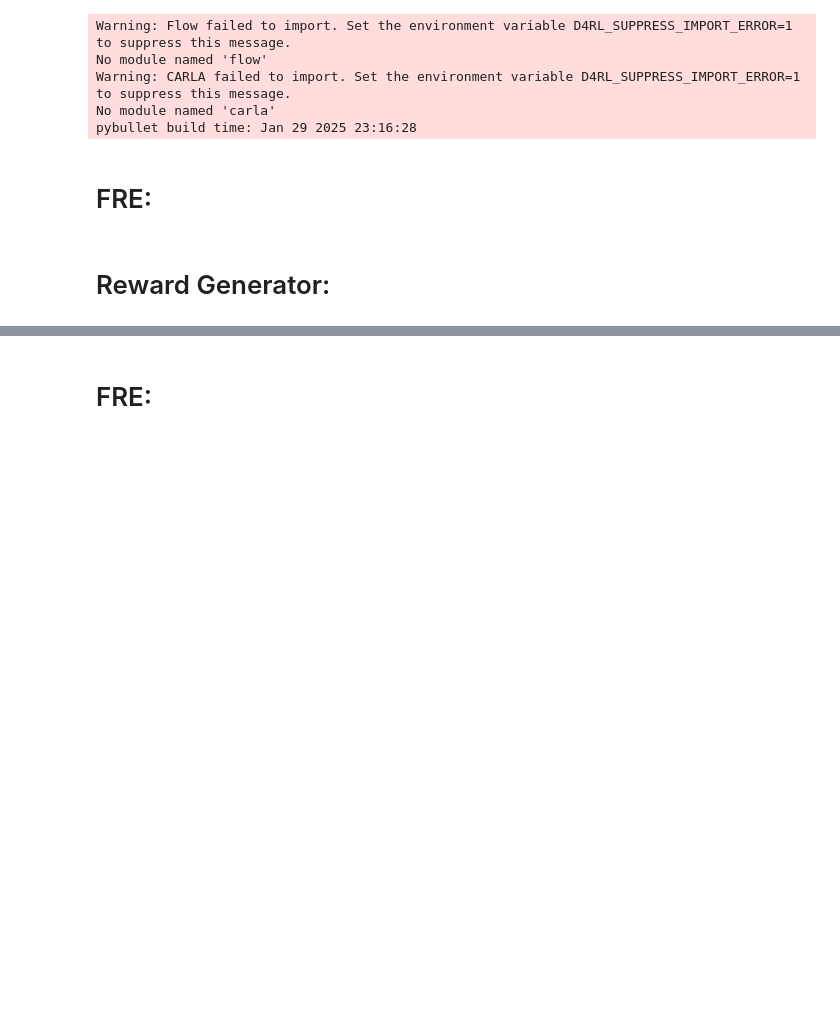
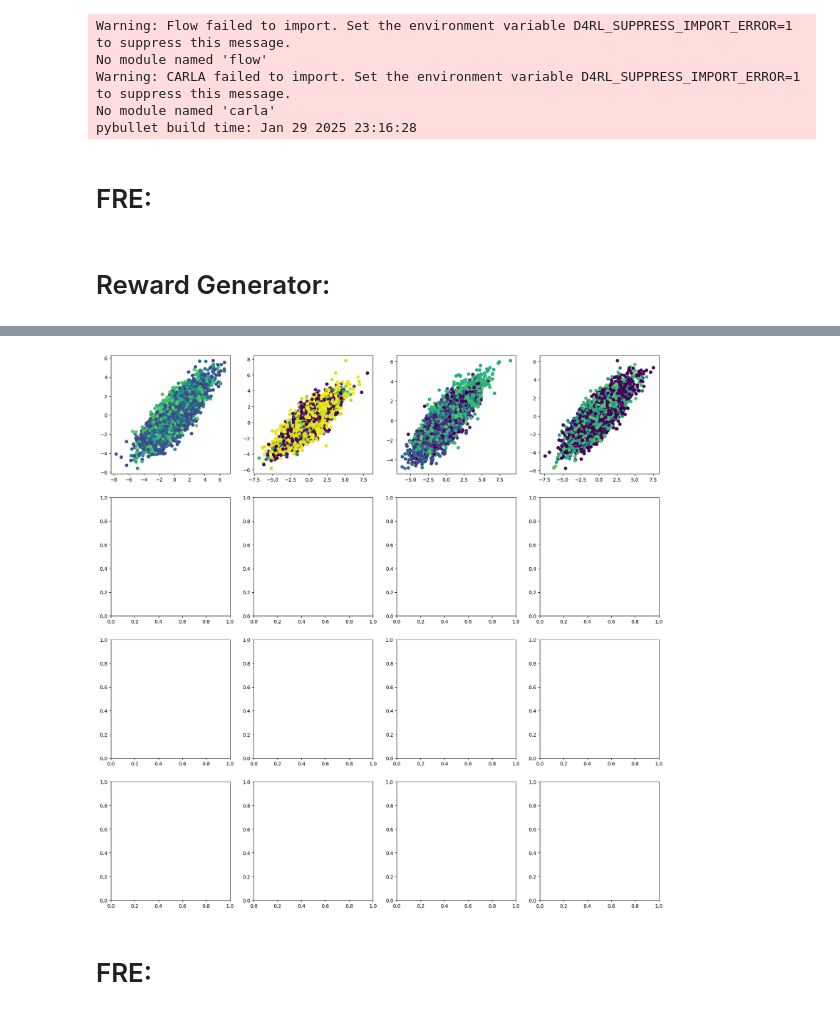
Before and after one commit to TheSun00000/fre_experiments, a Jupyter notebook: offline_fre+dmc.ipynb, the cells around one changed output, grey strips where cells are left out. Saved outputs shown, nothing was run; the diff lists cells and outputs as text; code cells hidden in the pictures; blank space fills up the shorter version.

```diff
--- a/offline_fre+dmc.ipynb
+++ b/offline_fre+dmc.ipynb
@@ -793,13 +797,15 @@ def sample_reward_function_fre_RG(batch_size, num_random_samples):
 
     return reward_params, random_states, random_states_rewards, mask
 # %%
-# fig, axs = plt.subplots(4, 4, figsize=(20, 20))
-# axs = axs.flatten()
+fig, axs = plt.subplots(4, 4, figsize=(20, 20))
+axs = axs.flatten()
 
-# reward_params, random_states, random_states_rewards, mask = sample_reward_function_fre_RG(batch_size=4, num_random_samples=10000)
+reward_params, random_states, random_states_rewards, mask = sample_reward_function_fre_RG(batch_size=4, num_random_samples=10000)
 
-# for b in range(4):
-#     axs[b].scatter(random_states[b, :, 8].cpu(), random_states[b, :, 17].cpu(), c=random_states_rewards[b].cpu(), vmin=-1, vmax=1)
+for b in range(4):
+    axs[b].scatter(random_states[b, :, 8].cpu(), random_states[b, :, 17].cpu(), c=random_states_rewards[b].cpu(), vmin=-1, vmax=1)
+# %% [output]
+[figure, added]
 # %% [markdown]
 # FRE:
 # %%
```
Also changed, not shown: parts of 8 cells of this notebook, 4 other files.
